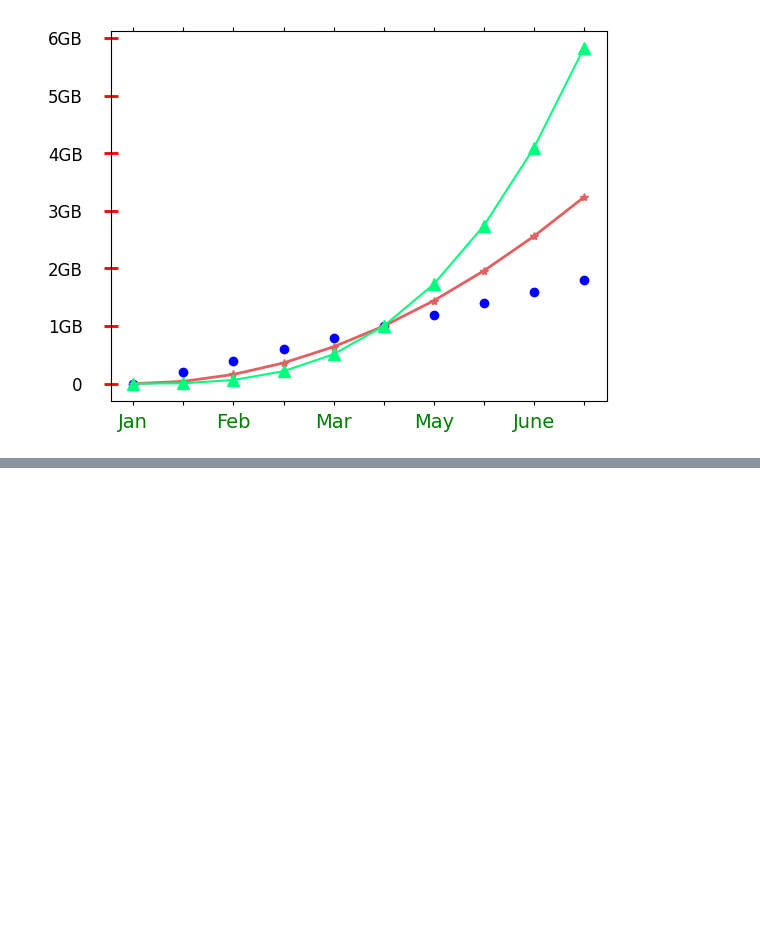
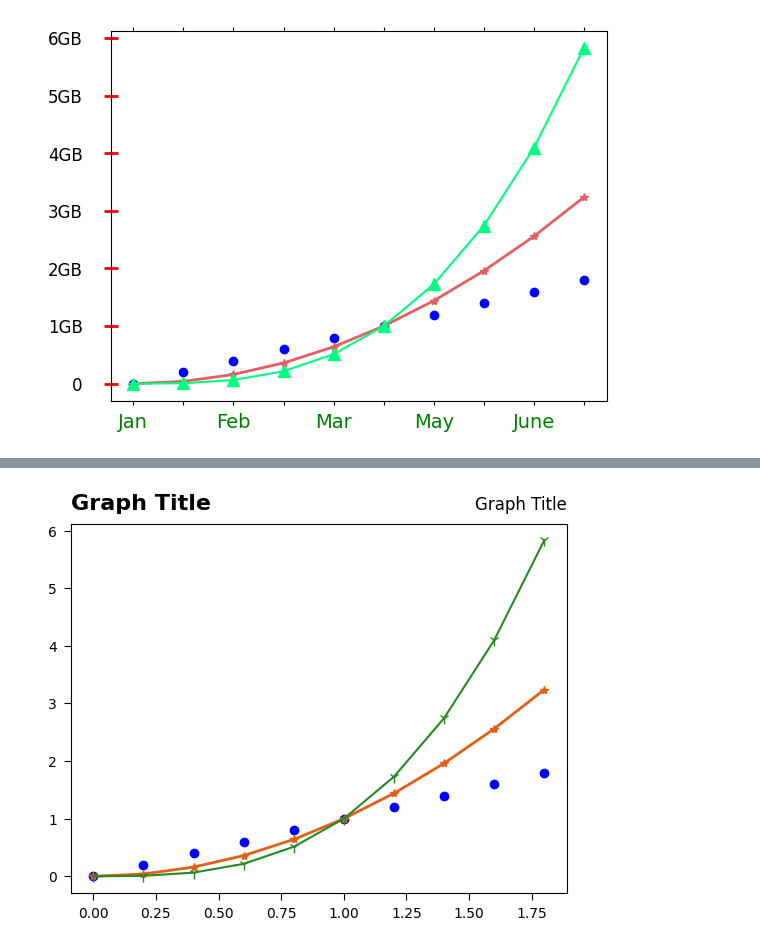
Before and after one commit to py4ine/study_Visualization, a Jupyter notebook: 20240619_Matplotlib_basic.ipynb, the cells around one changed output, grey strips where cells are left out. Saved outputs shown, nothing was run; the diff lists cells and outputs as text; code cells hidden in the pictures; blank space fills up the shorter version.

```diff
--- a/20240619_Matplotlib_basic.ipynb
+++ b/20240619_Matplotlib_basic.ipynb
@@ -705,0 +738,19 @@ plt.show()
+# %%
+# 폰트 지정
+# 사용가능한 fontweight = 'normal', 'bold', 'heavy', 'light', 'ultrabold'
+
+x = np.arange(0, 2, 0.2)
+
+plt.plot(x, x, 'bo')
+plt.plot(x, x**2, color='#e35f15', marker='*', linewidth=2)
+plt.plot(x, x**3, color='forestgreen', marker='1', markersize=8)
+
+plt.tick_params(axis='both', direction='out', length=5, pad=5, labelsize=10)
+plt.title('Graph Title', loc='right', pad=10)
+
+title_font = {'fontsize' : 16, 'fontweight' : 'bold'}
+plt.title('Graph Title', fontdict=title_font, loc='left', pad=10)
+
+plt.show()
+# %% [output]
+[figure, added]
```
Also changed, not shown: parts of 5 cells of this notebook.
